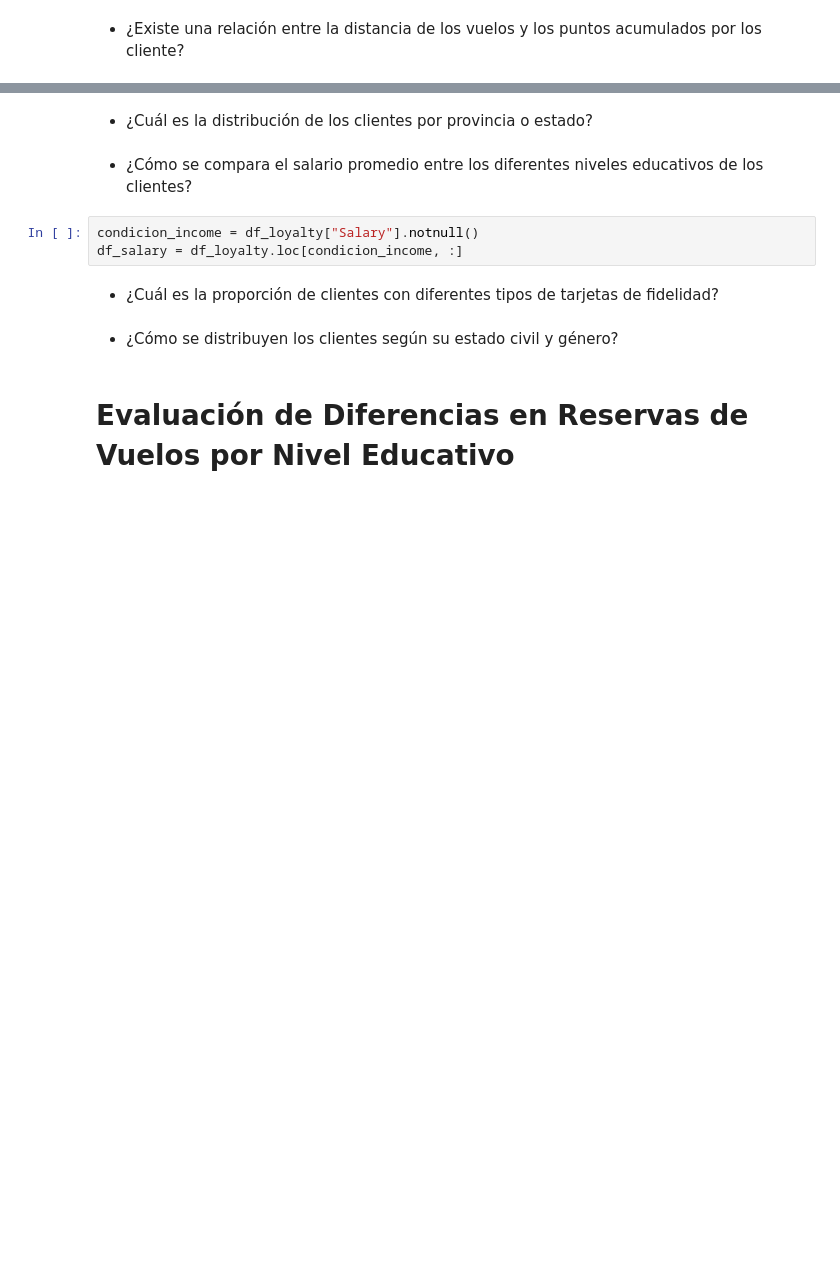
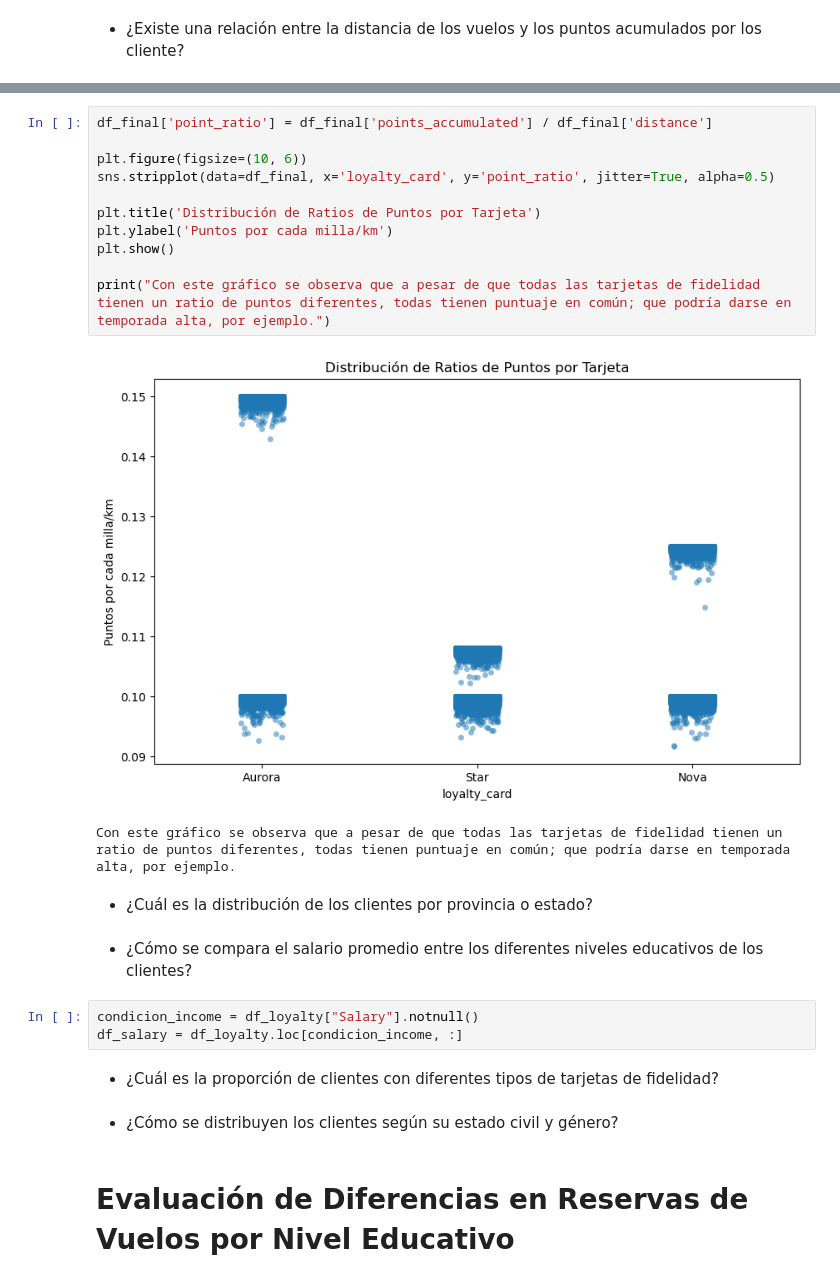
Before and after one commit to Adalab/bda-modulo-3-evaluacion-final-PatriciaAnaya, a Jupyter notebook: bda-modulo-3-evaluacion-final-PatriciaAnaya.ipynb, the cells around one changed output, grey strips where cells are left out. Saved outputs shown, nothing was run; the diff lists cells and outputs as text; blank space fills up the shorter version.

```diff
--- a/bda-modulo-3-evaluacion-final-PatriciaAnaya.ipynb
+++ b/bda-modulo-3-evaluacion-final-PatriciaAnaya.ipynb
@@ -623,3 +681,17 @@ Name: proportion, dtype: float64
+# %%
+df_final['point_ratio'] = df_final['points_accumulated'] / df_final['distance']
+
+plt.figure(figsize=(10, 6))
+sns.stripplot(data=df_final, x='loyalty_card', y='point_ratio', jitter=True, alpha=0.5)
+
+plt.title('Distribución de Ratios de Puntos por Tarjeta')
+plt.ylabel('Puntos por cada milla/km')
+plt.show()
+
+print("Con este gráfico se observa que a pesar de que todas las tarjetas de fidelidad tienen un ratio de puntos diferentes, todas tienen puntuaje en común; que podría darse en temporada alta, por ejemplo.")
+# %% [output]
+[figure, added]
+Con este gráfico se observa que a pesar de que todas las tarjetas de fidelidad tienen un ratio de puntos diferentes, todas tienen puntuaje en común; que podría darse en temporada alta, por ejemplo.
 # %% [markdown]
 - ¿Cuál es la distribución de los clientes por provincia o estado?
 # %% [markdown]
```
Also changed, not shown: parts of 8 cells of this notebook, 1 other file.
